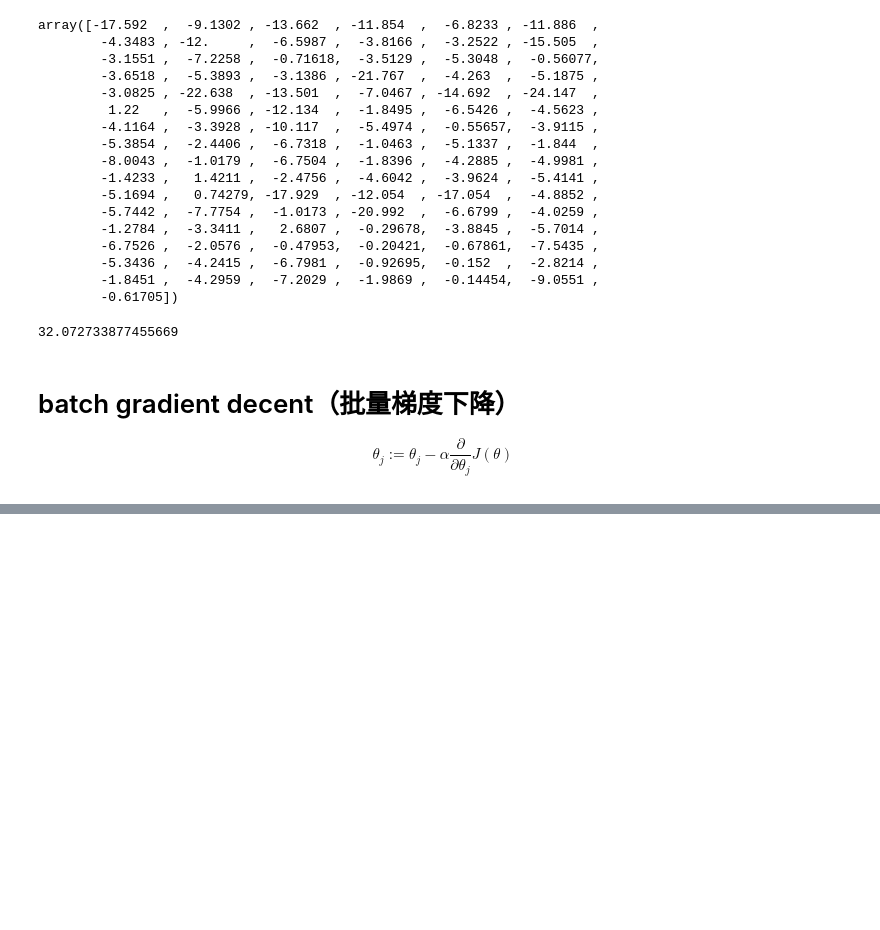
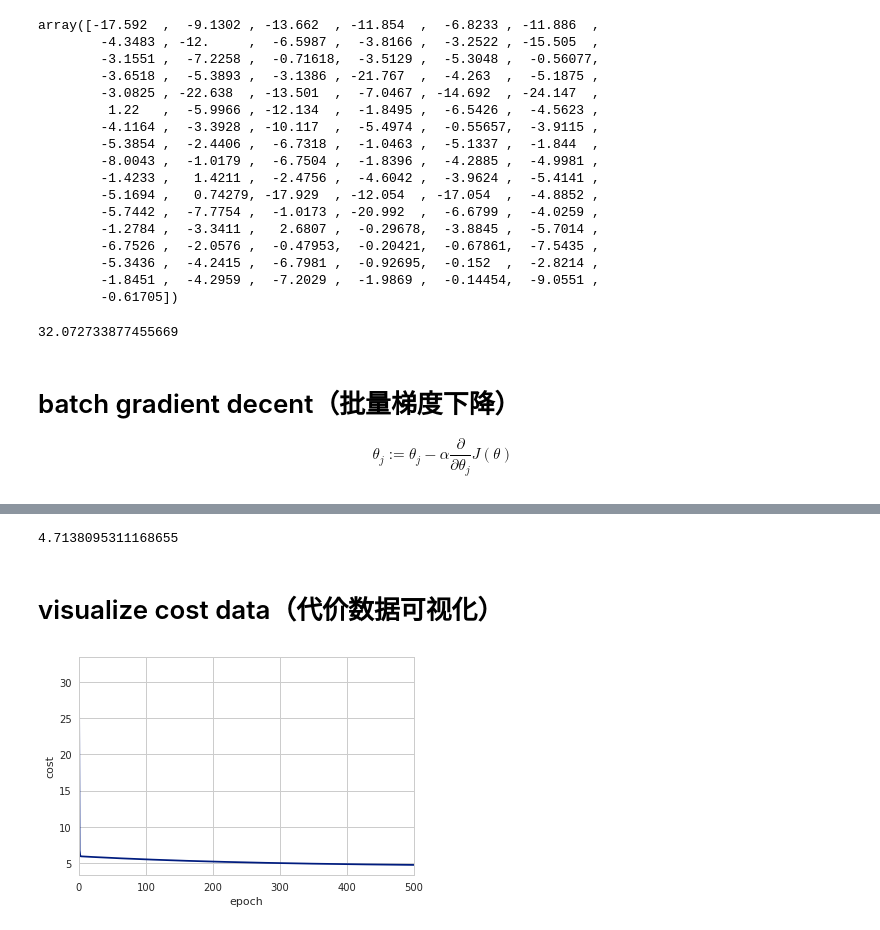
Before and after one commit to RookieDay/Deep_Learning, a Jupyter notebook: 2014_ML_NG/Code/ex1-linear regression/linear_regreesion.ipynb, the cells around one changed output, grey strips where cells are left out. Cells and saved outputs as stored; diff of their text form; code cells hidden in the pictures; blank space fills up the shorter version.

```diff
--- a/2014_ML_NG/Code/ex1-linear regression/linear_regreesion.ipynb
+++ b/2014_ML_NG/Code/ex1-linear regression/linear_regreesion.ipynb
@@ -222,3 +224,25 @@ lr_cost(theta, X, y)#返回theta的值
 # %% [markdown]
 # batch gradient decent（批量梯度下降）
 $${{\theta }_{j}}:={{\theta }_{j}}-\alpha \frac{\partial }{\partial {{\theta }_{j}}}J\left( \theta  \right)$$
+# %%
+def gradient(theta, X ,y):
+    m = X.shape[0]
+    inner = X.T @ (X@theta - y) # (m,n).T @ (m, 1) -> (n, 1)，X @ theta等价于X.dot(theta)
+    return inner / m
+# %%
+def batch_gradient_decent(theta, X, y, epoch, alpha=0.01):
+#   拟合线性回归，返回参数和代价
+#     epoch: 批处理的轮数
+#     """
+    cost_data = [lr_cost(theta, X, y)]
+    _theta = theta.copy()  # 拷贝一份，不和原来的theta混淆
+
+    for _ in range(epoch):
+        _theta = _theta - alpha * gradient(_theta, X, y)
+        cost_data.append(lr_cost(_theta, X, y))
+
+    return _theta, cost_data
+#批量梯度下降函数
+# %%
+epoch = 500
+final_theta, cost_data = batch_gradient_decent(theta, X, y, epoch)
@@ -224,0 +274,15 @@ $${{\theta }_{j}}:={{\theta }_{j}}-\alpha \frac{\partial }{\partial {{\theta }_{
+# %%
+# 计算最终的代价
+lr_cost(final_theta, X, y)
+# %% [output]
+4.7138095311168655
+# %% [markdown]
+# visualize cost data（代价数据可视化）
+# %%
+ax = sns.tsplot(cost_data, time=np.arange(epoch+1))
+ax.set_xlabel('epoch')
+ax.set_ylabel('cost')
+plt.show()
+#可以看到从第二轮代价数据变换很大，接下来平稳了
+# %% [output]
+[figure, added]
```
Also changed, not shown: parts of 27 cells of this notebook, 2 other files.
